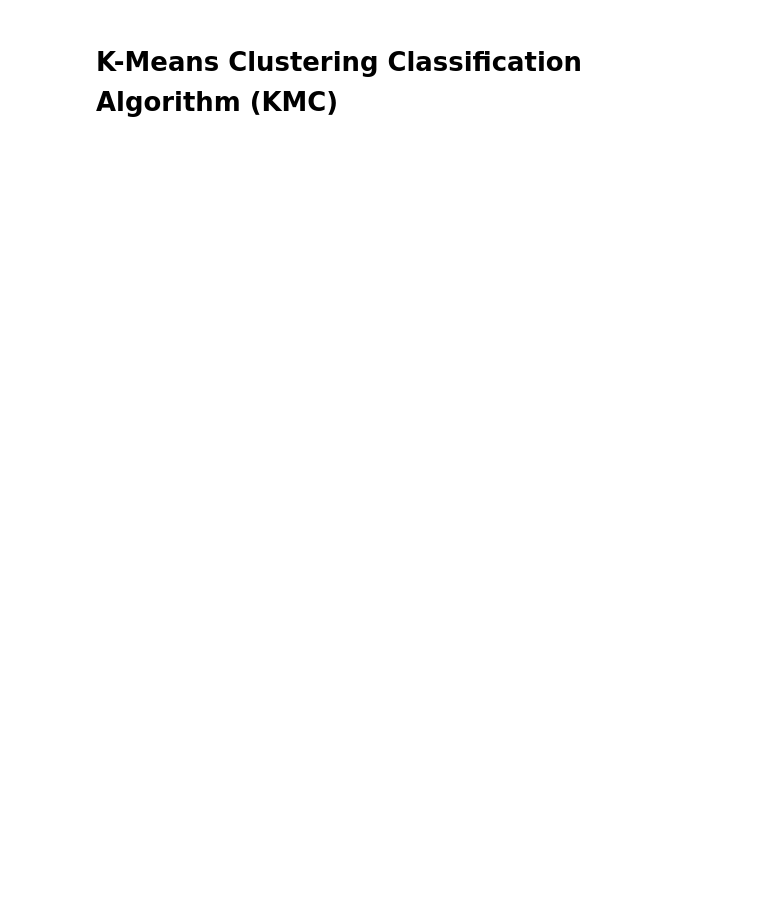
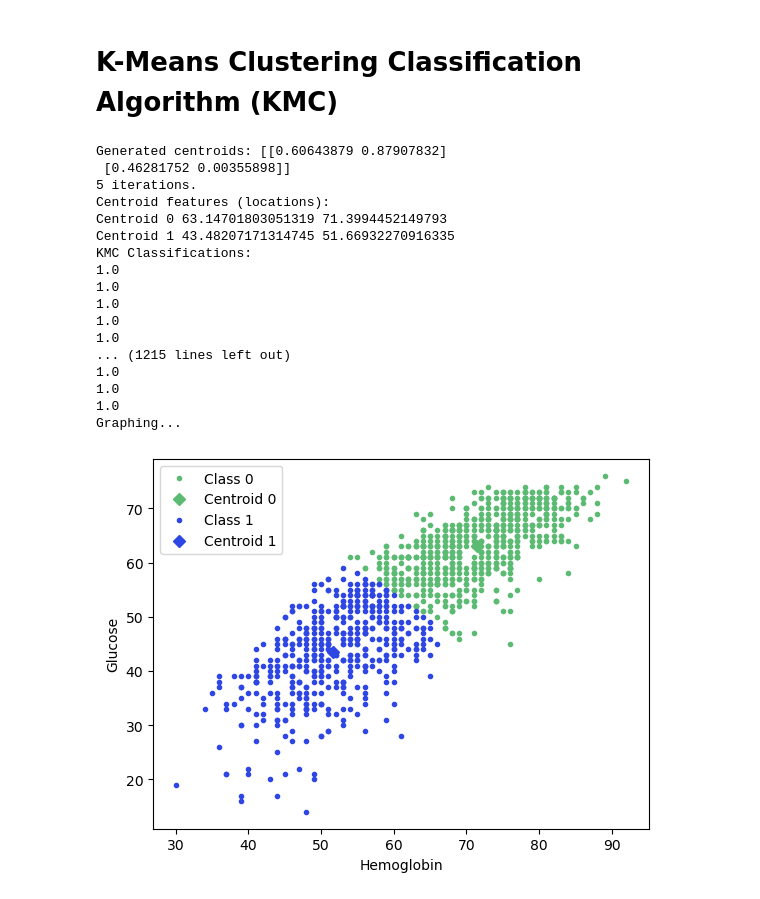
Before and after one commit to philliproos01/Commputational-Physics-Models, a Jupyter notebook: Proj5/KNN.ipynb, the cells around one changed output. Drawn from its saved outputs; the diff is of its cells as text; code cells hidden in the pictures; blank space fills up the shorter version.

```diff
--- a/Proj5/KNN.ipynb
+++ b/Proj5/KNN.ipynb
@@ -508,48 +554,104 @@ centroids = np.random.rand(K,2)
 
 print("Generated centroids:", centroids)
 
-g,h,c = kmc.openckdfile()
+data = getDataFromCSV(filename)
+
+# filter the data to include April to July only
+months = [4, 5, 6, 7]
+filtered_data = data[data['Month'].isin(months)]
+
+# filter days that snowed
+filtered_data = filtered_data[filtered_data['Events'] != 'Snow']
+
+# Add a new column called "Classification" which is 1 if it "Rained" or "Both"
+filtered_data['Classification'] = 0
+filtered_data.loc[filtered_data['Events'].isin(['Rain', 'Both']), 'Classification'] = 1
+
+# Reset the indexes
+filtered_data = filtered_data.reset_index(drop=True)
+
+# For testing. Comment this out later.
+# filtered_data = filtered_data.iloc[:10]
+
+#Since we found high correlation of rain with high dew point and avg temp, we are going to use them in our model
+g = filtered_data['High Dew Point (F)']
+h = filtered_data['Avg Temp (F)']
+c = filtered_data['Classification']
+
+#g,h,c = openckdfile()
 
 #The number of points will be the size of any g, h, or c
 dataLength = len(g)
 
-#Normalize hemoglobin and glucose arrays
-gs, gmin, gmax = kmc.normalizeData(g)
-hs, smin, smax = kmc.normalizeData(h)
+#Normalize arrays
+gs, gmin, gmax = normalizeData(g)
+hs, smin, smax = normalizeData(h)
 
 loop = 1
 iterations = 0
 while(loop):
     #Count how many iterations are needed
     iterations+= 1
 
     #Calculate distances from points to centroids
-    distanceArr = kmc.calculateDistArr(K, gs, hs, centroids)
+    distanceArr = calculateDistArr(K, gs, hs, centroids)
 
     #Find the assignment (from 0 to K) for each point
-    assignment = kmc.calculateAssignment(distanceArr, K, dataLength)
+    assignment = calculateAssignment(distanceArr, K, dataLength)
 
     #Update centroids
-    newCentroids = kmc.updateCentroids(K, gs, hs, assignment, centroids)
+    newCentroids = updateCentroids(K, gs, hs, assignment, centroids)
 
     #If centroids did not change, stop the loop
     if ((newCentroids == centroids).all()):
         loop = 0
 
     centroids = newCentroids
 
 #Denormalize the centroids
-dCentroids = kmc.denormalize(centroids, h, g, K)
+dCentroids = denormalize(centroids, h, g, K)
 
 print(iterations, "iterations.")
 print("Centroid features (locations): ")
 for i in range (K):
     print("Centroid", i, dCentroids[i][0], dCentroids[i][1])
 
 # print("Original classifications", c[35:55])
 print("KMC Classifications:")
 for i in range(dataLength):
     print(assignment[i])
 
-print("Graphing...")
-kmc.graphingKMeans(g, h, assignment, dCentroids, K)
+
+plt.figure()
+
+#Converting to int
+assignment = assignment.astype(int)
+
+for i in range(assignment.max()+1):
+    rcolor = np.random.rand(3,)
+    plt.plot(h[assignment==i],g[assignment==i], ".", label = "Class " + str(i), color = rcolor)
+    plt.plot(centroids[i, 1], centroids[i, 0], "D", label = "Centroid " + str(i), color = rcolor)
+
+plt.xlabel("Hemoglobin")
+plt.ylabel("Glucose")
+plt.legend()
+plt.show()
+# %% [output]
+Generated centroids: [[0.60643879 0.87907832]
+ [0.46281752 0.00355898]]
+5 iterations.
+Centroid features (locations):
+Centroid 0 63.14701803051319 71.3994452149793
+Centroid 1 43.48207171314745 51.66932270916335
+KMC Classifications:
+1.0
+1.0
+1.0
+1.0
+1.0
+... (1215 lines left out)
+1.0
+1.0
+1.0
+Graphing...
+[figure, added]
```
Also changed, not shown: parts of 12 cells of this notebook.
